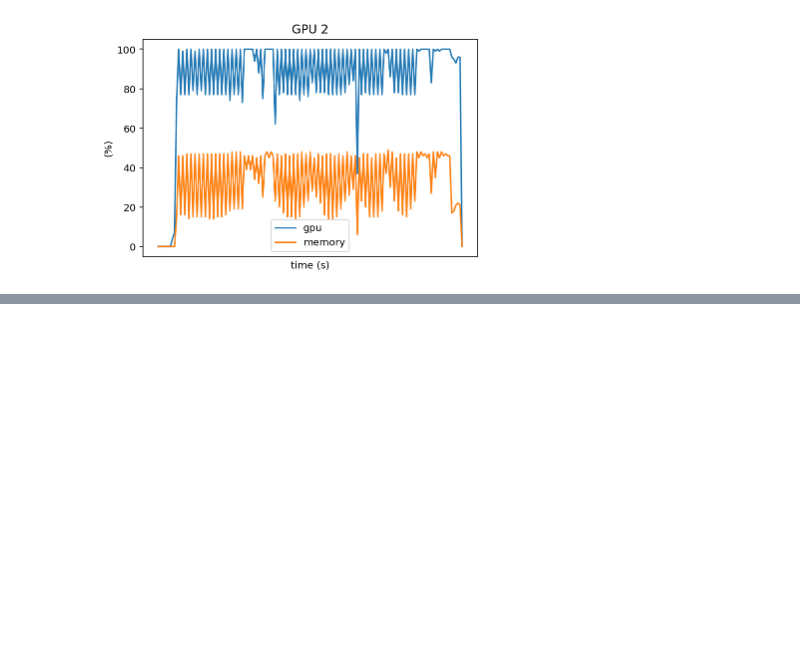
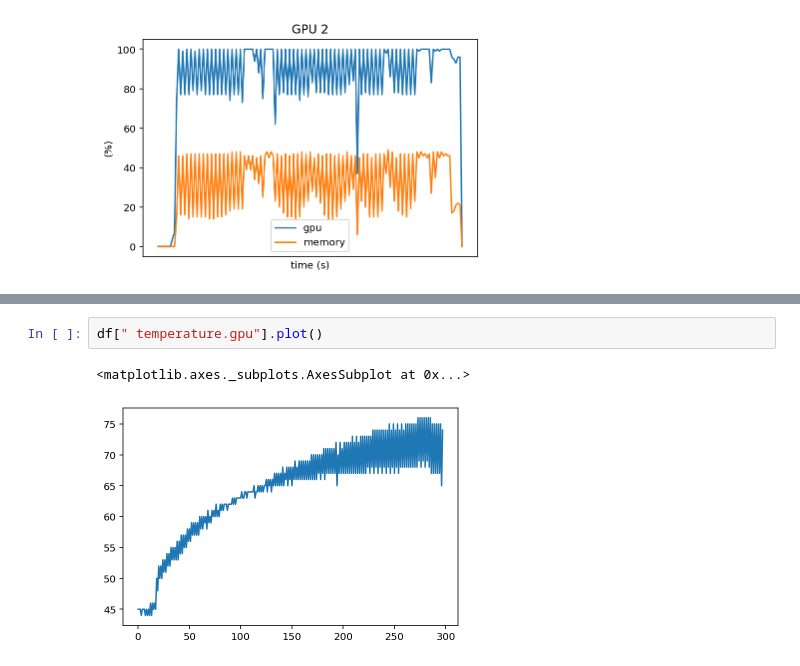
Before and after one commit to MScDissertation/NLP, a Jupyter notebook: Time series data stationary test.ipynb, the cells around one changed output, grey strips where cells are left out. Saved outputs shown, nothing was run; the diff lists cells and outputs as text; blank space fills up the shorter version.

```diff
--- a/gpu_utilisation.ipynb
+++ b/Time series data stationary test.ipynb
@@ -60,0 +138,5 @@ plot_gpu_util(df_gpu2, "GPU 2")
+# %%
+df[" temperature.gpu"].plot()
+# %% [output]
+<matplotlib.axes._subplots.AxesSubplot at 0x...>
+[figure, added]
```
Also changed, not shown: parts of 11 cells of this notebook, 3 other files.
